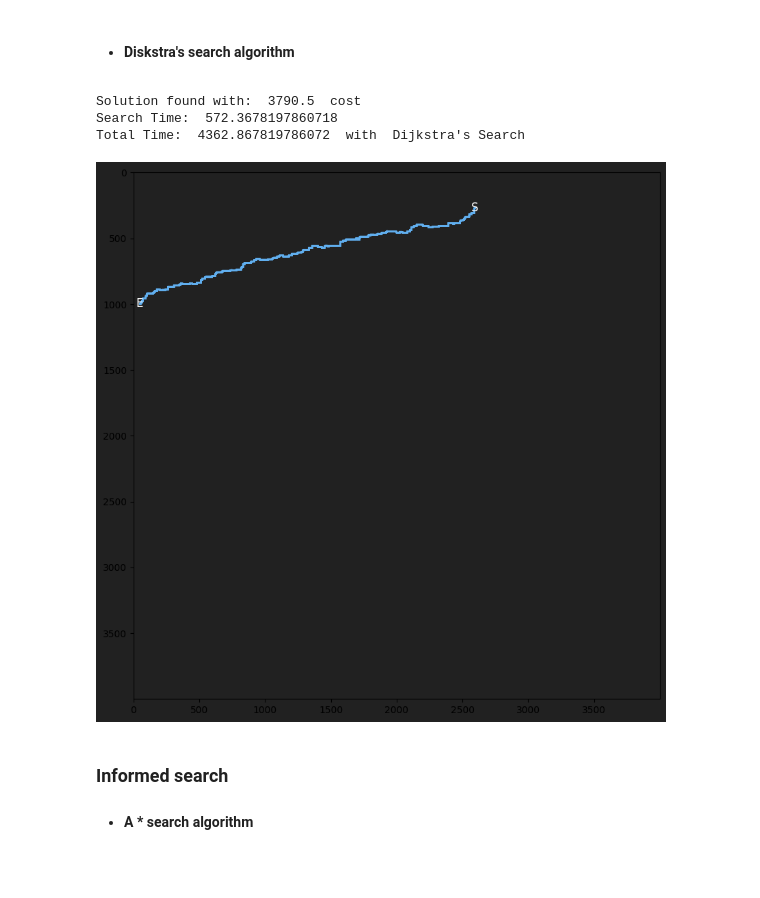
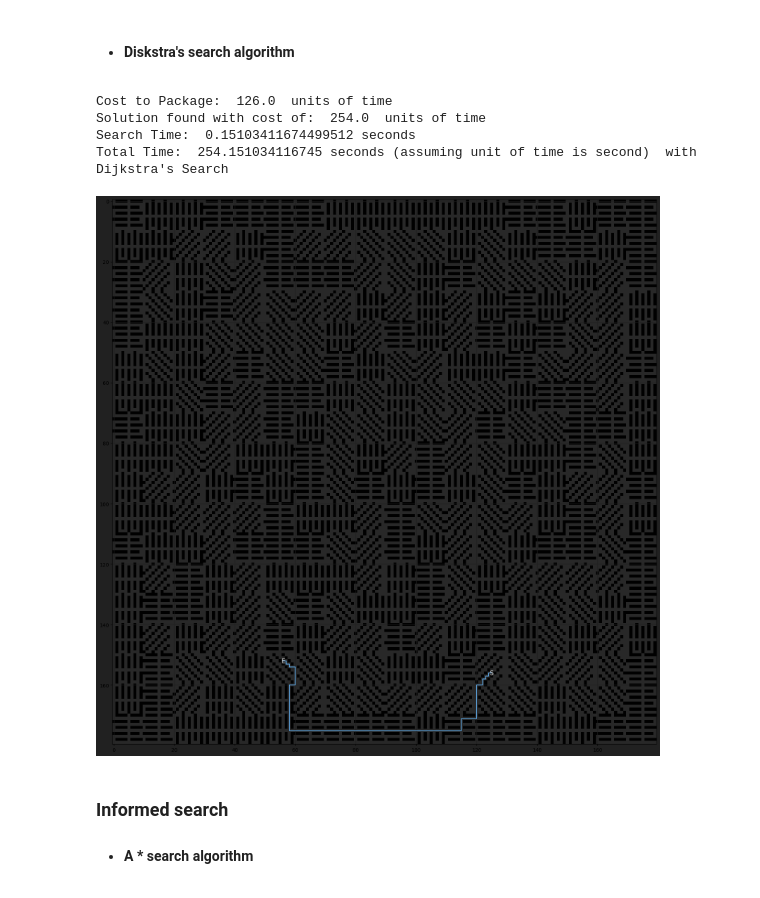
Before and after one commit to 0xdbff/AI, a Jupyter notebook: tp01.ipynb, the cells around one changed output. Cells and saved outputs as stored; diff of their text form; code cells hidden in the pictures.

Commit message:
change data type for object position and robot

```diff
--- a/tp01.ipynb
+++ b/tp01.ipynb
@@ -12,10 +12,11 @@
 - Only one package is retrieved
 # %%
 from src.environment import Environment, WarehouseTypeEnum
-from src.algorithms import Search, AlgorithmTypeEnum
+from src.algorithms import Search, AlgorithmTypeEnum, HeuristicEnum
 from src.utils import visualize_warehouse
 
-env = Environment(WarehouseTypeEnum.Regular,rows = 50000, cols = 100000)
+env = Environment(WarehouseTypeEnum.Regular,rows = 180, cols = 180)
+# env = Environment.load_from_file("./src_cuda/file.txt")
 # env = Environment(WarehouseTypeEnum.Random,rows = 1000, cols = 1000, obstacle_count=2000)
 # %% [markdown]
 ### Uninformed search
@@ -34,15 +36,16 @@ Total Time:  277.4934170246124  with  Breadth First Search (BFS)
 # %% [markdown]
 - #### **Diskstra's search algorithm**
 # %%
-search_dijkstra = Search(AlgorithmTypeEnum.DIJKSTRA, env)
+search_dijkstra = Search(AlgorithmTypeEnum.DIJKSTRA, env, HeuristicEnum.MANHATTAN)
 search_dijkstra.print_cost()
 
 visualize_warehouse(env.map, search_dijkstra.path)
 # %% [output]
-Solution found with:  3790.5  cost
-Search Time:  572.3678197860718
-Total Time:  4362.867819786072  with  Dijkstra's Search
+Cost to Package:  126.0  units of time
+Solution found with cost of:  254.0  units of time
+Search Time:  0.15103411674499512 seconds
+Total Time:  254.151034116745 seconds (assuming unit of time is second)  with  Dijkstra's Search
-[figure, old version]
+[figure, new version]
 # %% [markdown]
 ### Informed search
 
```
Also changed, not shown: parts of 3 cells of this notebook, 3 other files.
